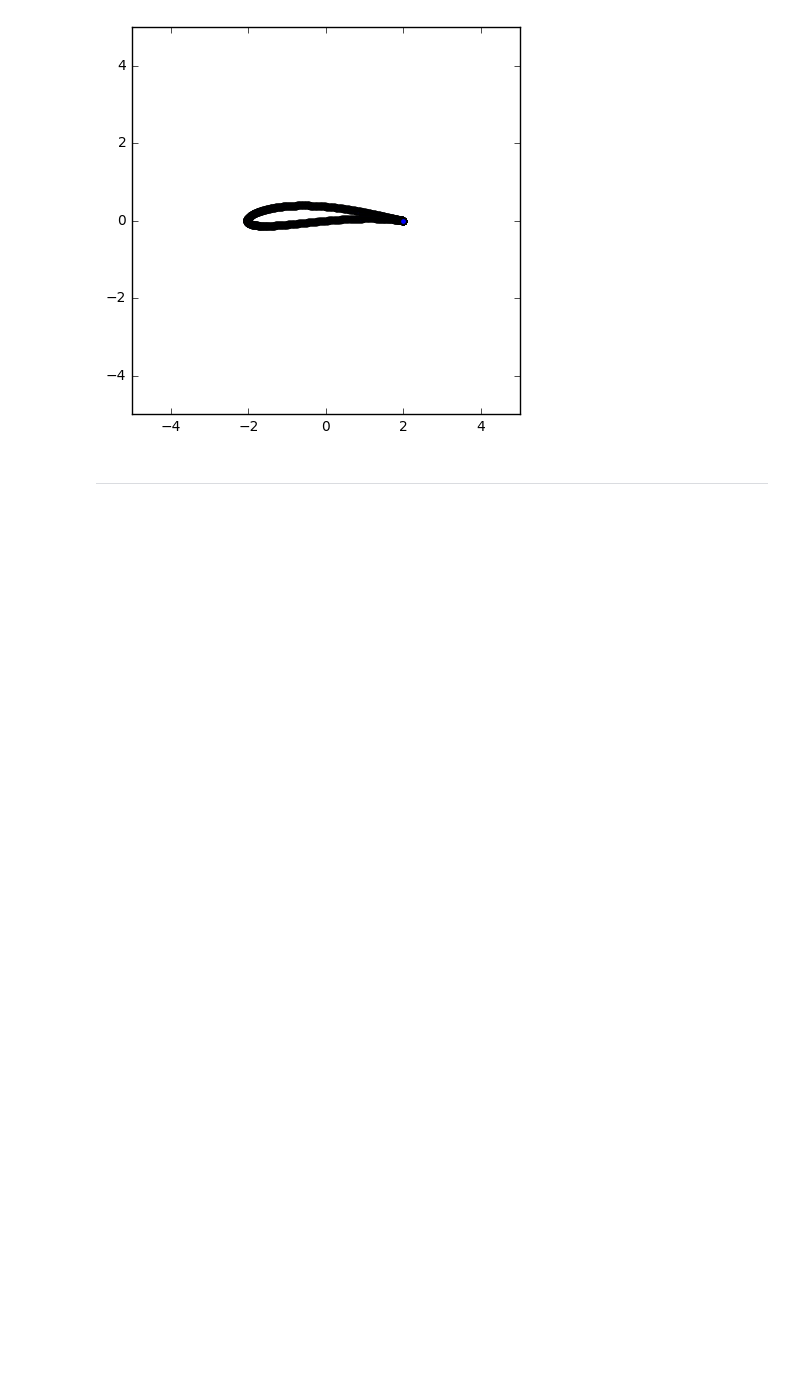
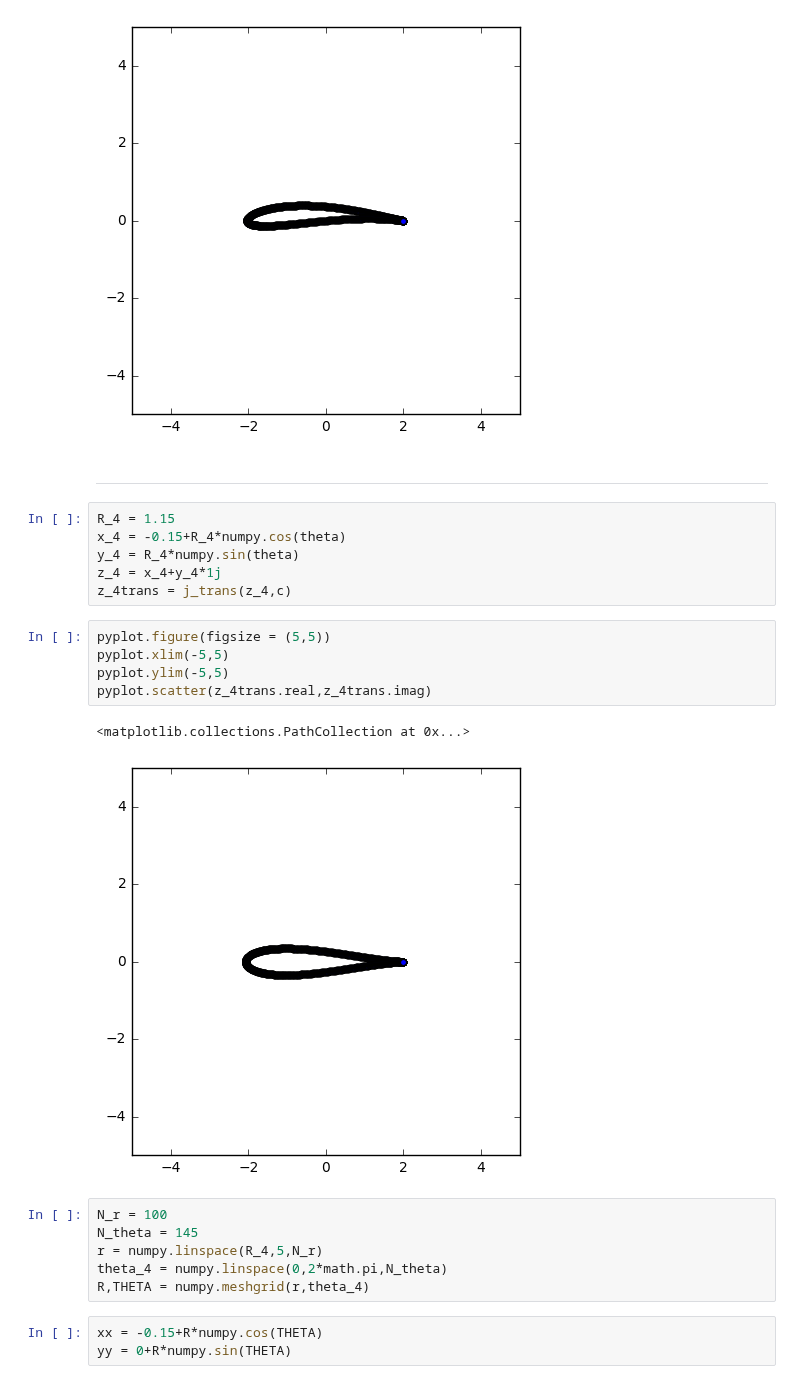
Before and after one commit to iamisrapel/MAE6226, a Jupyter notebook: 06_assignment.ipynb, the cells around one changed output. Saved outputs shown, nothing was run; the diff lists cells and outputs as text; blank space fills up the shorter version.

```diff
--- a/06_assignment.ipynb
+++ b/06_assignment.ipynb
@@ -78,3 +78,26 @@ pyplot.scatter(z_3trans.real,z_3trans.imag)
 [figure]
 # %% [markdown]
 ---
+# %%
+R_4 = 1.15
+x_4 = -0.15+R_4*numpy.cos(theta)
+y_4 = R_4*numpy.sin(theta)
+z_4 = x_4+y_4*1j
+z_4trans = j_trans(z_4,c)
+# %%
+pyplot.figure(figsize = (5,5))
+pyplot.xlim(-5,5)
+pyplot.ylim(-5,5)
+pyplot.scatter(z_4trans.real,z_4trans.imag)
+# %% [output]
+<matplotlib.collections.PathCollection at 0x...>
+[figure, added]
+# %%
+N_r = 100
+N_theta = 145
+r = numpy.linspace(R_4,5,N_r)
+theta_4 = numpy.linspace(0,2*math.pi,N_theta)
+R,THETA = numpy.meshgrid(r,theta_4)
+# %%
+xx = -0.15+R*numpy.cos(THETA)
+yy = 0+R*numpy.sin(THETA)
```
Also changed, not shown: parts of 3 cells of this notebook.
